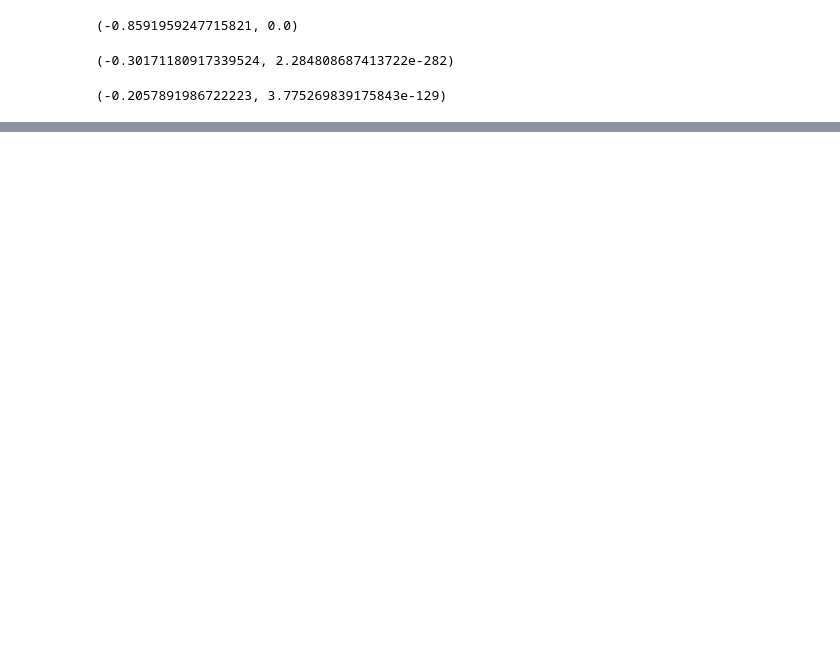
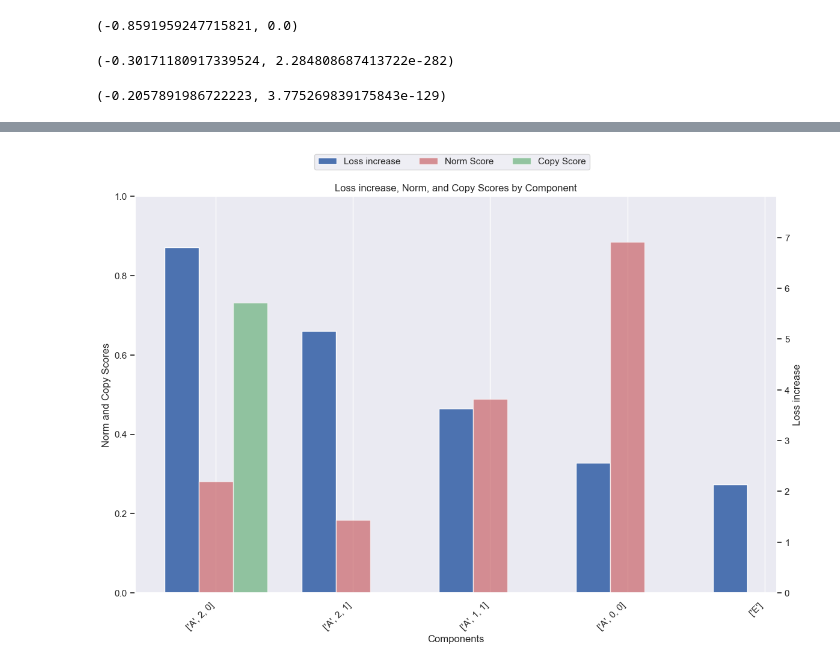
Before and after one commit to FlexCode29/icl-mech-interp, a Jupyter notebook: analysis.ipynb, the cells around one changed output, grey strips where cells are left out. Saved outputs shown, nothing was run; the diff lists cells and outputs as text; code cells hidden in the pictures; blank space fills up the shorter version.

```diff
--- a/analysis.ipynb
+++ b/analysis.ipynb
@@ -914,8 +655,9 @@ before_conf, test_model(device, before_conf, before_model, before_read_in_weight
 # %%
-after_path = './weights_after/' # at epoch 82k
+after_path = './weights_after/' # at epoch 78k
 
 after_model, after_conf = get_model_from_run(after_path)
 
 after_model, after_read_in_weights, after_read_in_bias = hook_model(after_model, after_conf)
-after_conf, test_model(device, after_conf, after_model, after_read_in_weights, after_read_in_bias, True)
+last_5_loss, whole_seq_loss = test_model(device, after_conf, after_model, after_read_in_weights, after_read_in_bias)
+last_5_loss, whole_seq_loss
 # %% [output]
@@ -933,0 +815,15 @@ selected_head, total_scores
+# %%
+df_sorted['Loss increase'] = df_sorted['Performance'] - last_5_loss
+
+# Placeholder for extracting norm and copy scores
+df_sorted['Norm Score'] = np.nan  # Initialize with NaN
+df_sorted['Copy Score'] = np.nan  # Initialize with NaN
+
+# Iterate over the DataFrame to extract norm and copy scores for applicable rows
+for index, row in df_sorted.iterrows():
+    component = row['Removed Component']
+    if len(component) == 3 and component[0] == 'A':  # Check if attention head
+        norm_score = total_scores[component[1]][component[2]].item()
+        copy_score = OV_copying_score[component[1]][component[2]].item()
+        df_sorted.at[index, 'Norm Score'] = norm_score
+        df_sorted.at[index, 'Copy Score'] = copy_score
@@ -933,0 +844,48 @@ selected_head, total_scores
+# %%
+df_top = df_sorted.nlargest(5, 'Loss increase')
+
+fig, ax1 = plt.subplots(figsize=(12, 8))
+
+# Secondary axis for Norm and Copy Scores
+ax2 = ax1.twinx()
+
+# Adjust the secondary axis (ax2) to be on the left and primary (ax1) on the right
+ax1.yaxis.tick_right()
+ax2.yaxis.tick_left()
+ax1.yaxis.set_label_position('right')
+ax2.yaxis.set_label_position('left')
+
+# Configuring the bar widths and positions
+bar_width = 0.25
+indices = np.arange(len(df_top['Removed Component']))
+
+# Plot Increase in Performance on the primary axis
+inc_perf_bars = ax1.bar(indices - bar_width, df_top['Loss increase'], bar_width, label='Loss increase', color='b')
+
+# Plot Norm and Copy Scores on the secondary axis
+norm_score_bars = ax2.bar(indices, df_top['Norm Score'], bar_width, label='Norm Score', color='r', alpha=0.6)
+copy_score_bars = ax2.bar(indices + bar_width, df_top['Copy Score'], bar_width, label='Copy Score', color='g', alpha=0.6)
+
+# Set labels and titles
+ax1.set_xlabel('Components')
+ax1.set_ylabel('Loss increase')
+ax2.set_ylabel('Norm and Copy Scores')
+
+ax1.grid(which='both', axis='y')
+ax2.grid(which='both', axis='y')
+# Adjust the range of the secondary y-axis to make the top of Norm and Copy scores align with the top of the graph
+ax2.set_ylim(0, 1)
+
+# Adjust the primary y-axis range if necessary (e.g., to make it more visually comparable)
+ax1.set_ylim(0, df_top['Loss increase'].max() + 1)  # Adjust as necessary
+
+ax1.set_title('Loss increase, Norm, and Copy Scores by Component')
+ax1.set_xticks(indices)
+ax1.set_xticklabels([str(item) for item in df_top['Removed Component']], rotation=45, ha="right")
+
+fig.legend(loc='upper center', bbox_to_anchor=(0.5, 1.05), ncol=3)
+
+plt.tight_layout()
+plt.show()
+# %% [output]
+[figure, added]
```
Also changed, not shown: parts of 114 cells of this notebook, 3 other files.
